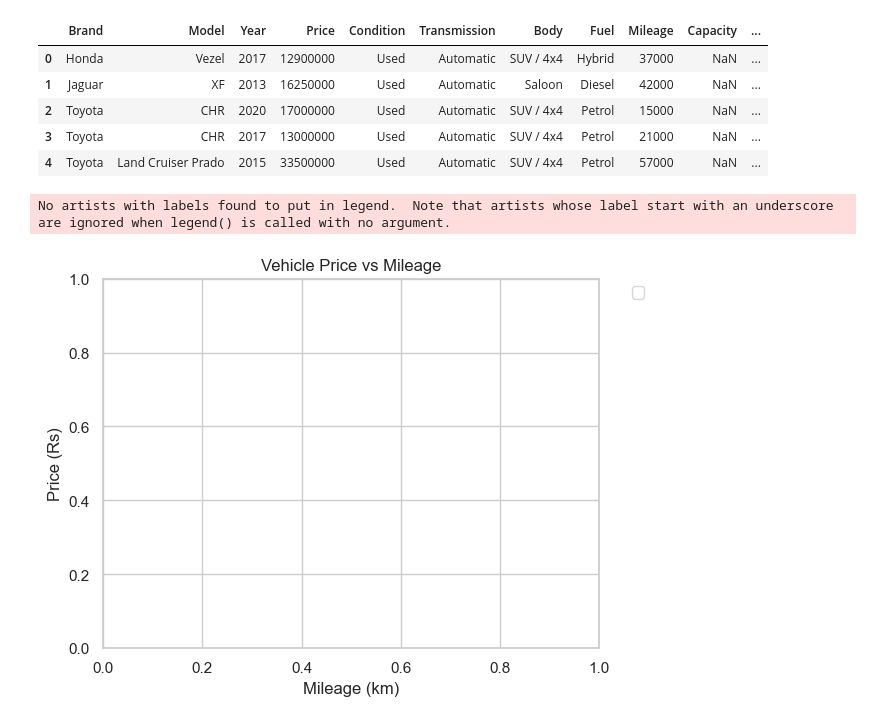
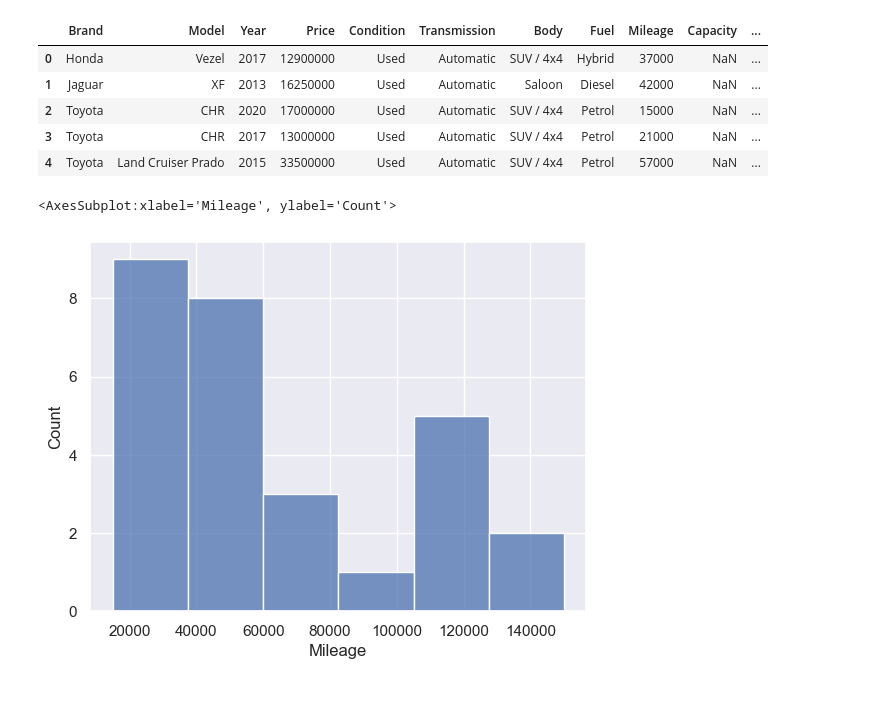
Before and after one commit to sanjula77/Nature-Inspired-Algorithms-Python, a Jupyter notebook: Plotting_with_Seaborn.ipynb, the cells around one changed output. Cells and saved outputs as stored; diff of their text form; code cells hidden in the pictures; blank space fills up the shorter version.

```diff
--- a/Plotting_with_Seaborn.ipynb
+++ b/Plotting_with_Seaborn.ipynb
@@ -21,15 +21,8 @@ df[['Brand','Model','Year','Price','Condition','Transmission','Body','Fuel', 'Mi
 | 4 | Toyota | Land Cruiser Prado | 2015 | 33500000 | Used | Automatic | SUV / 4x4 | Petrol | 57000 | NaN | ... |
 # %%
 import matplotlib.pyplot as plt
-# Using Seaborn to visualize the data
-sns.set(style="whitegrid")
-# Create a scatter plot
-sns.scatterplot(data=df, x='Mileage', y='Price', hue='Brand', style='Condition', size='Capacity', sizes=(20, 200), alpha=0.7)
-plt.title('Vehicle Price vs Mileage')
-plt.xlabel('Mileage (km)')
-plt.ylabel('Price (Rs)')
-plt.legend(bbox_to_anchor=(1.05, 1), loc='upper left')
-plt.show()
+sns.set_style('darkgrid')
+sns.histplot(data=df, x='Mileage')
 # %% [output]
-No artists with labels found to put in legend.  Note that artists whose label start with an underscore are ignored when legend() is called with no argument.
+<AxesSubplot:xlabel='Mileage', ylabel='Count'>
-[figure, old version]
+[figure, new version]
```
Also changed, not shown: parts of 2 cells of this notebook.
